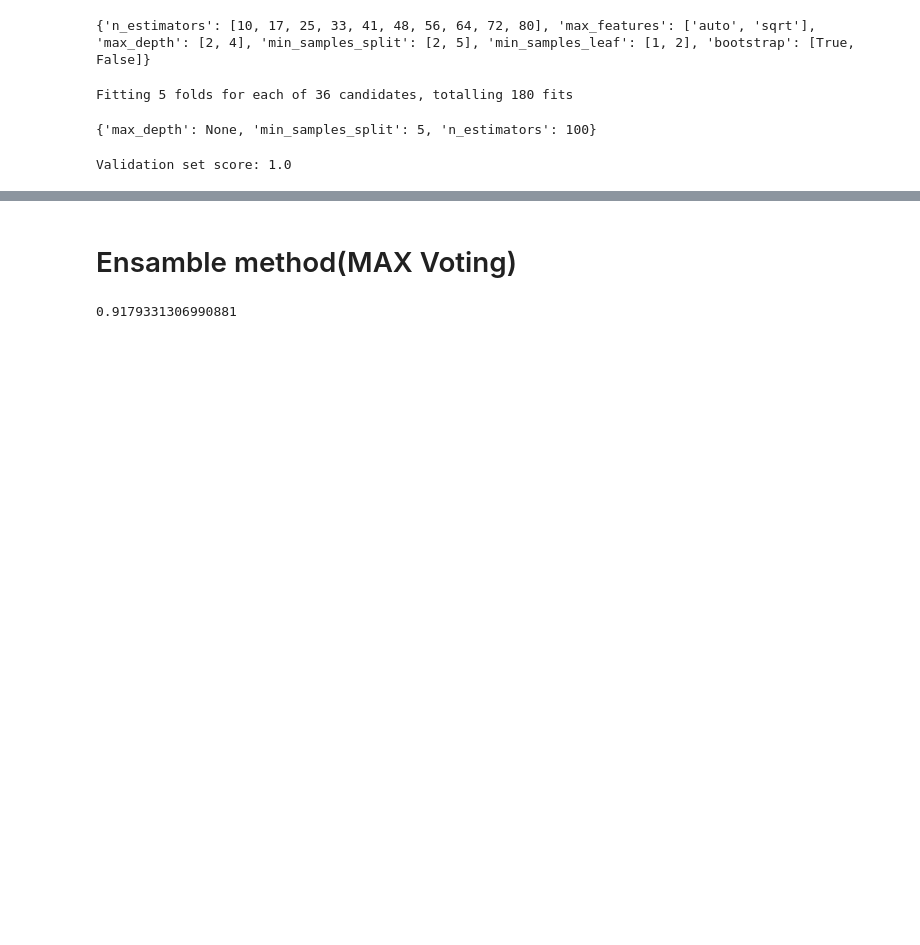
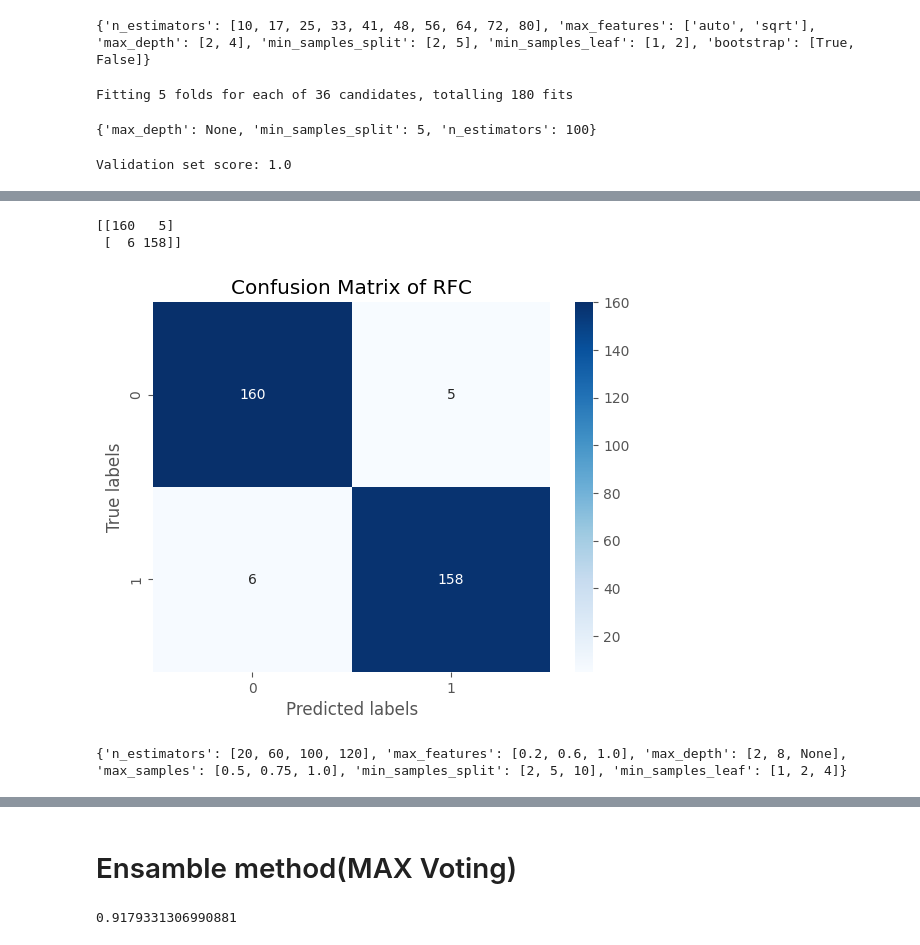
Before and after one commit to SaymaSJ/Porject-IoMT-, a Jupyter notebook: IoMT(DT_and_RFC,ensamble).ipynb, the cells around one changed output, grey strips where cells are left out. Drawn from its saved outputs; the diff is of its cells as text; code cells hidden in the pictures; blank space fills up the shorter version.

```diff
--- a/IoMT(DT_and_RFC,ensamble).ipynb
+++ b/IoMT(DT_and_RFC,ensamble).ipynb
@@ -681,0 +685,17 @@ print("F1-Score:", f1
+# %%
+#Get the confusion matrix
+cf_matrix = confusion_matrix(y_test, y_pred2)
+print(cf_matrix)
+import seaborn as sns
+import matplotlib.pyplot as plt
+
+sns.heatmap(cf_matrix, annot=True,
+            cmap='Blues',fmt='g', cbar=True)
+plt.xlabel('Predicted labels')
+plt.ylabel('True labels')
+plt.title('Confusion Matrix of RFC')
+plt.show()
+# %% [output]
+[[160   5]
+ [  6 158]]
+[figure, added]
@@ -681,0 +716,11 @@ print("F1-Score:", f1
+# %%
+param_grid = {'n_estimators': n_estimators,
+               'max_features': max_features,
+               'max_depth': max_depth,
+              'max_samples':max_samples,
+              'min_samples_split':min_samples_split,
+              'min_samples_leaf':min_samples_leaf
+             }
+print(param_grid)
+# %% [output]
+{'n_estimators': [20, 60, 100, 120], 'max_features': [0.2, 0.6, 1.0], 'max_depth': [2, 8, None], 'max_samples': [0.5, 0.75, 1.0], 'min_samples_split': [2, 5, 10], 'min_samples_leaf': [1, 2, 4]}
```
Also changed, not shown: parts of 8 cells of this notebook.
